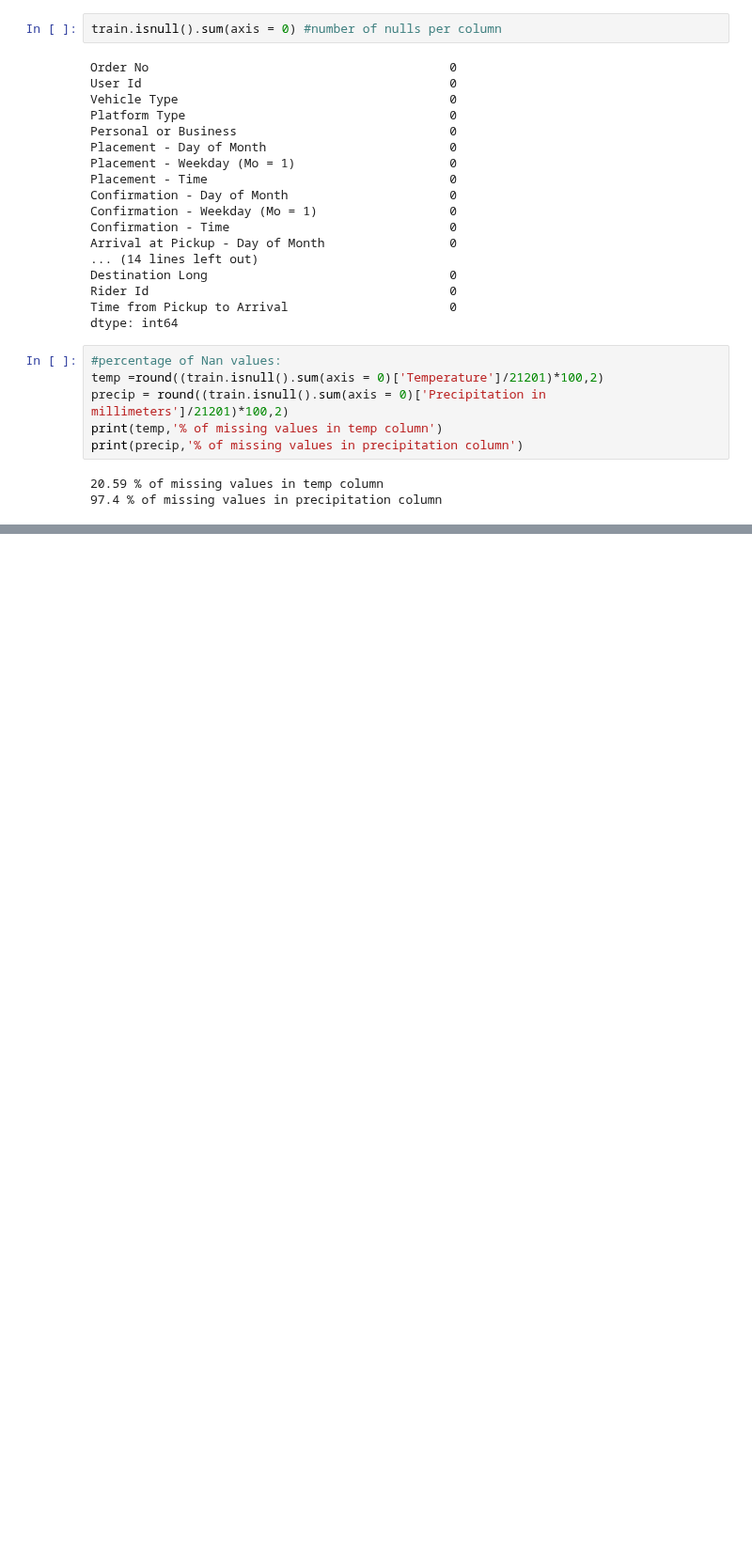
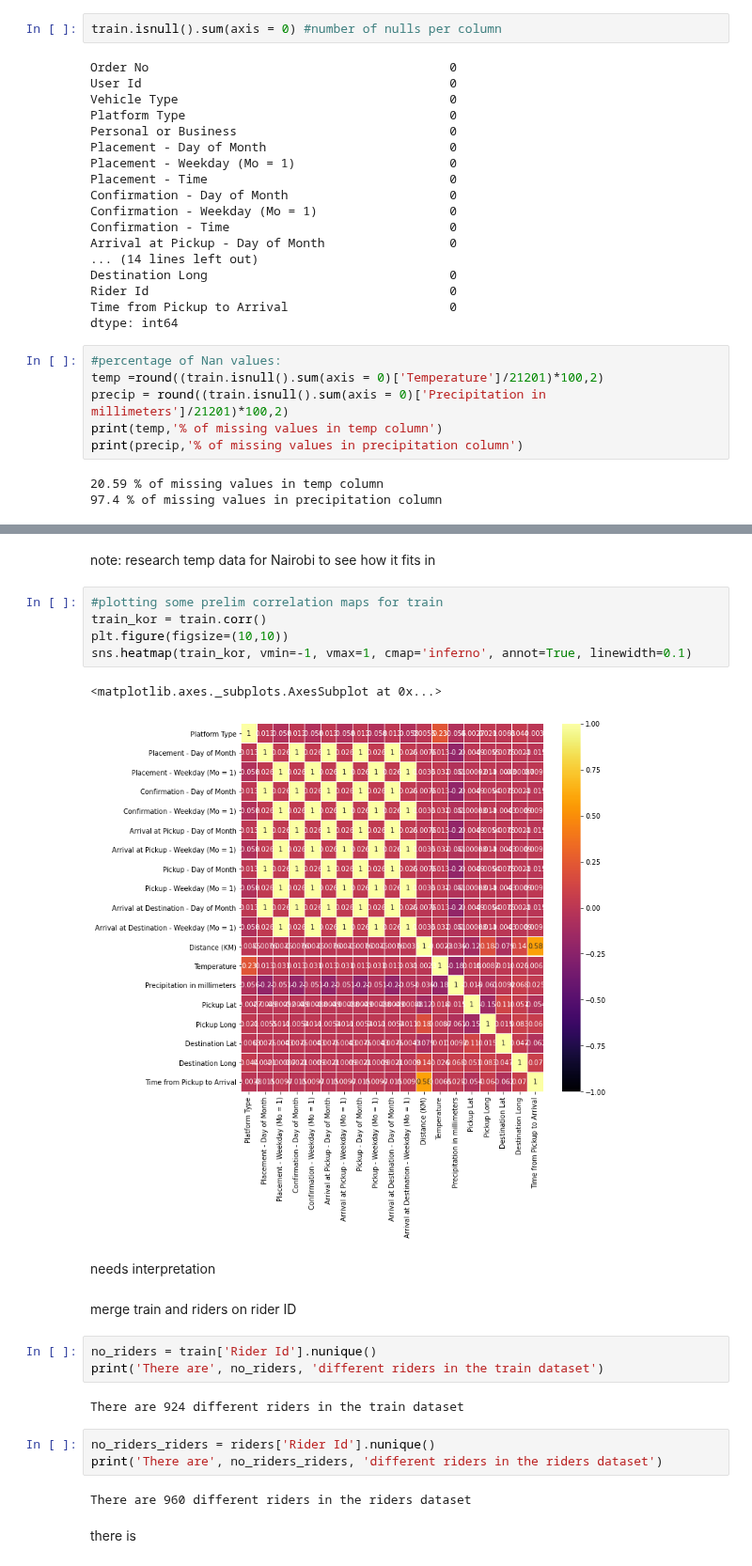
Before and after one commit to Mangalis0/Zindi-Regression-Hackathon, a Jupyter notebook: faatimah_regression.ipynb, the cells around one changed output, grey strips where cells are left out. Shown at 94% size. Drawn from its saved outputs; the diff is of its cells as text; blank space fills up the shorter version.

```diff
--- a/faatimah_regression.ipynb
+++ b/faatimah_regression.ipynb
@@ -135,0 +154,26 @@ print(precip,'% of missing values in precipitation column')
+# %% [markdown]
+note: research temp data for Nairobi to see how it fits in
+# %%
+#plotting some prelim correlation maps for train
+train_kor = train.corr()
+plt.figure(figsize=(10,10))
+sns.heatmap(train_kor, vmin=-1, vmax=1, cmap='inferno', annot=True, linewidth=0.1)
+# %% [output]
+<matplotlib.axes._subplots.AxesSubplot at 0x...>
+[figure, added]
+# %% [markdown]
+needs interpretation
+# %% [markdown]
+merge train and riders on rider ID
+# %%
+no_riders = train['Rider Id'].nunique()
+print('There are', no_riders, 'different riders in the train dataset')
+# %% [output]
+There are 924 different riders in the train dataset
+# %%
+no_riders_riders = riders['Rider Id'].nunique()
+print('There are', no_riders_riders, 'different riders in the riders dataset')
+# %% [output]
+There are 960 different riders in the riders dataset
+# %% [markdown]
+there is
```
Also changed, not shown: parts of 4 cells of this notebook.
